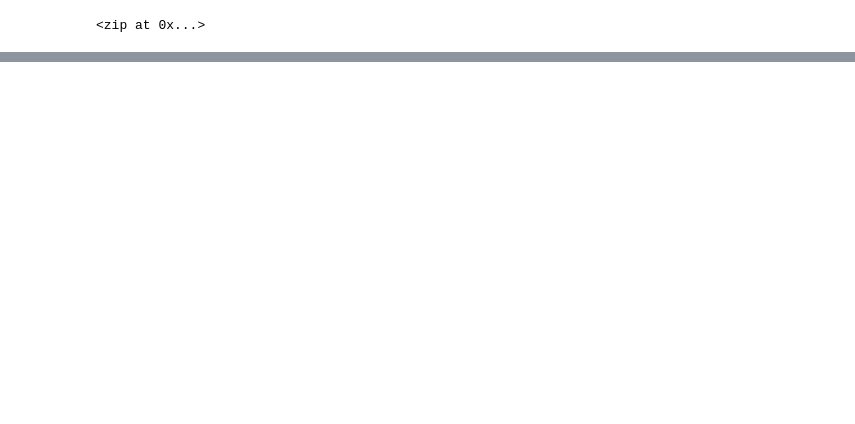
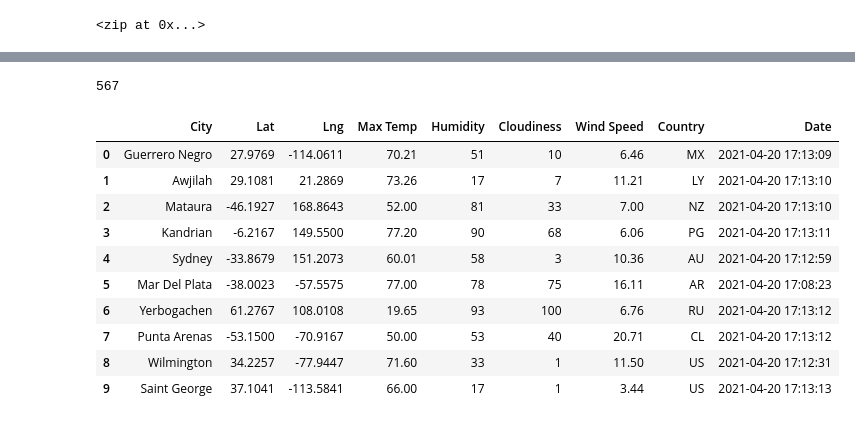
Before and after one commit to Njraman/World_Weather_Analysis, a Jupyter notebook: WeatherPy.ipynb, the cells around one changed output, grey strips where cells are left out. Cells and saved outputs as stored; diff of their text form; code cells hidden in the pictures; blank space fills up the shorter version.

Commit message:
City Weather Data retrieval complete

```diff
--- a/WeatherPy.ipynb
+++ b/WeatherPy.ipynb
@@ -33,0 +40,4 @@ len(cities)
+# %%
+# Starting URL for Weather Map API Call.
+url = "http://api.openweathermap.org/data/2.5/weather?units=Imperial&APPID=" + weather_api_key
+print(url)
@@ -33,0 +126,20 @@ len(cities)
+# %%
+len(city_data)
+# %% [output]
+567
+# %%
+# Convert the array of dictionaries to a Pandas DataFrame.
+city_data_df = pd.DataFrame(city_data)
+city_data_df.head(10)
+# %% [output]
+|  | City | Lat | Lng | Max Temp | Humidity | Cloudiness | Wind Speed | Country | Date |
+| 0 | Guerrero Negro | 27.9769 | -114.0611 | 70.21 | 51 | 10 | 6.46 | MX | 2021-04-20 17:13:09 |
+| 1 | Awjilah | 29.1081 | 21.2869 | 73.26 | 17 | 7 | 11.21 | LY | 2021-04-20 17:13:10 |
+| 2 | Mataura | -46.1927 | 168.8643 | 52.00 | 81 | 33 | 7.00 | NZ | 2021-04-20 17:13:10 |
+| 3 | Kandrian | -6.2167 | 149.5500 | 77.20 | 90 | 68 | 6.06 | PG | 2021-04-20 17:13:11 |
+| 4 | Sydney | -33.8679 | 151.2073 | 60.01 | 58 | 3 | 10.36 | AU | 2021-04-20 17:12:59 |
+| 5 | Mar Del Plata | -38.0023 | -57.5575 | 77.00 | 78 | 75 | 16.11 | AR | 2021-04-20 17:08:23 |
+| 6 | Yerbogachen | 61.2767 | 108.0108 | 19.65 | 93 | 100 | 6.76 | RU | 2021-04-20 17:13:12 |
+| 7 | Punta Arenas | -53.1500 | -70.9167 | 50.00 | 53 | 40 | 20.71 | CL | 2021-04-20 17:13:12 |
+| 8 | Wilmington | 34.2257 | -77.9447 | 71.60 | 33 | 1 | 11.50 | US | 2021-04-20 17:12:31 |
+| 9 | Saint George | 37.1041 | -113.5841 | 66.00 | 17 | 1 | 3.44 | US | 2021-04-20 17:13:13 |
```
Also changed, not shown: parts of 7 cells of this notebook, 4 other files.
